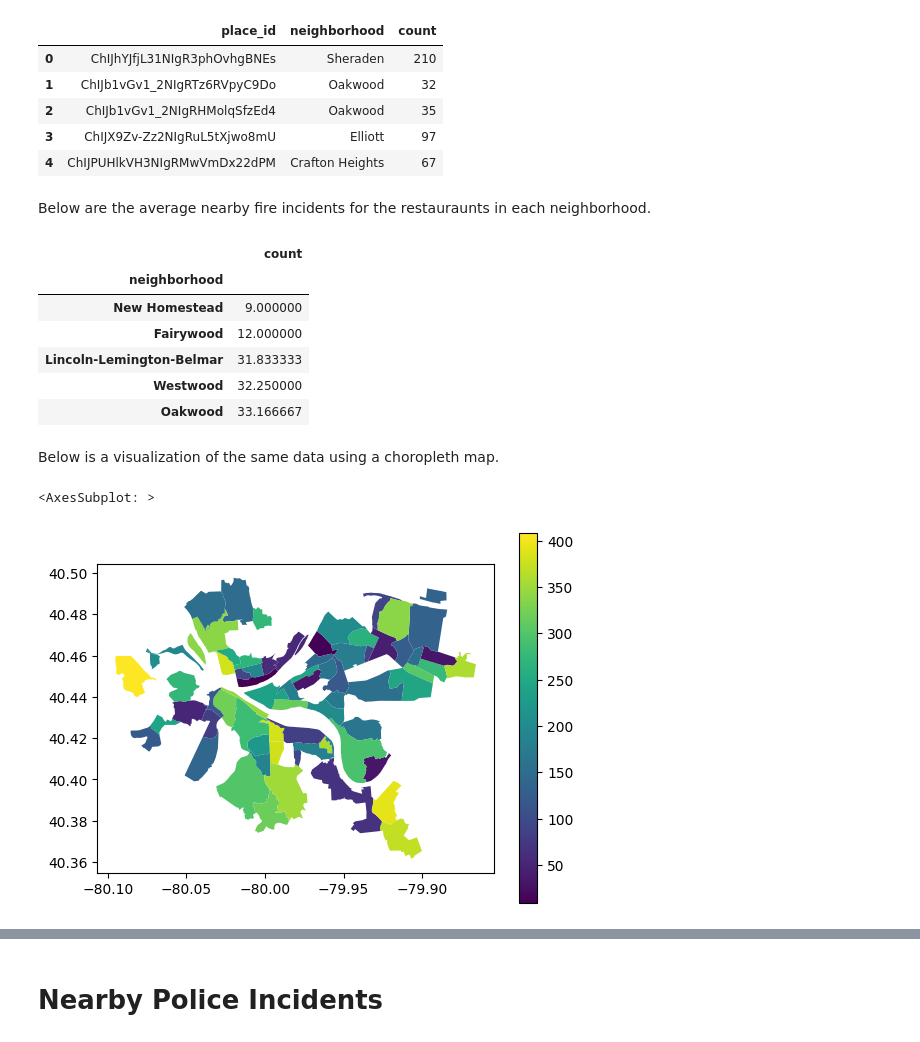
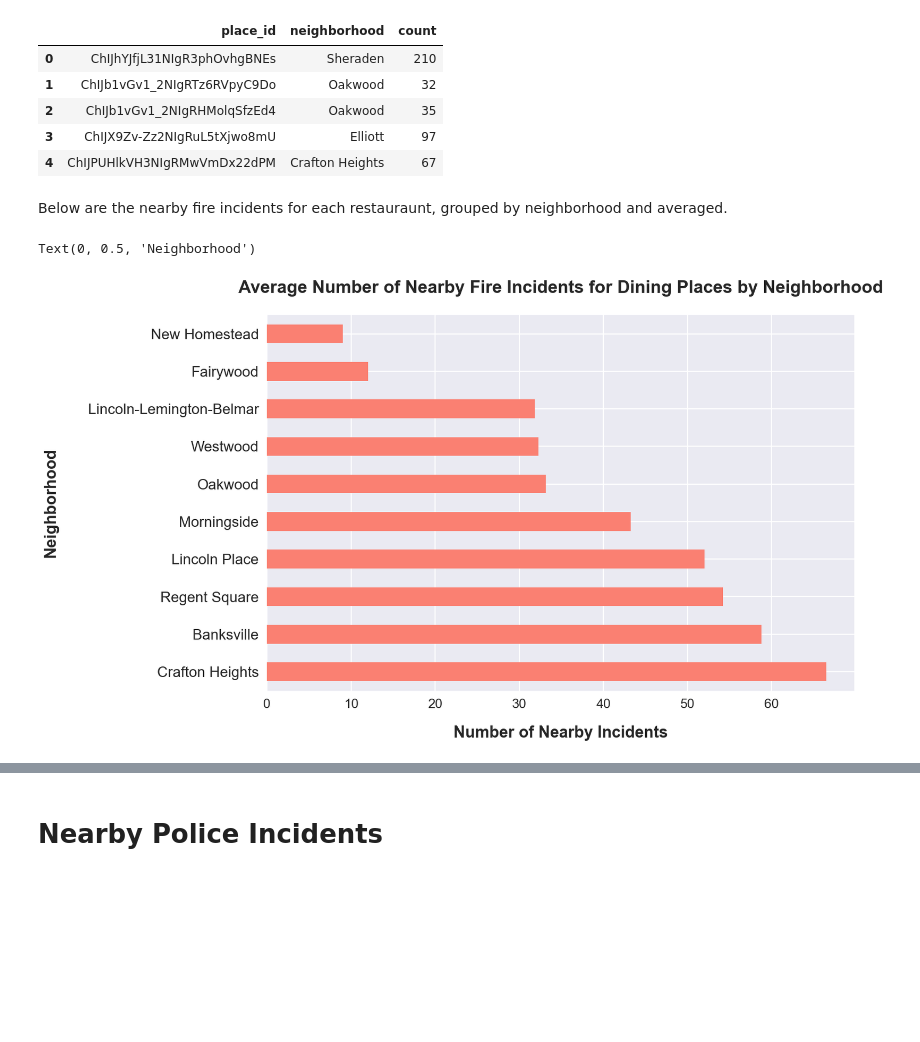
Before and after one commit to Bejofo/CMPINFO_0010_Final_Project, a Jupyter notebook: notebooks/Jason.ipynb, the cells around one changed output, grey strips where cells are left out. Drawn from its saved outputs; the diff is of its cells as text; code cells hidden in the pictures; blank space fills up the shorter version.

```diff
--- a/notebooks/Jason.ipynb
+++ b/notebooks/Jason.ipynb
@@ -395,60 +426,21 @@ fire_incidents.head()
 | 3 | ChIJX9Zv-Zz2NIgRuL5tXjwo8mU | Elliott | 97 |
 | 4 | ChIJPUHlkVH3NIgRMwVmDx22dPM | Crafton Heights | 67 |
 # %% [markdown]
-Below are the average nearby fire incidents for the restauraunts in each neighborhood.
+Below are the nearby fire incidents for each restauraunt, grouped by neighborhood and averaged.
-# %%
-fire_incidents_grouped = fire_incidents.groupby("neighborhood").mean(numeric_only=True).sort_values("count")
-fire_incidents_grouped.head()
-# %% [output]
-|  | count |
-| neighborhood |  |
-| New Homestead | 9.000000 |
-| Fairywood | 12.000000 |
-| Lincoln-Lemington-Belmar | 31.833333 |
-| Westwood | 32.250000 |
-| Oakwood | 33.166667 |
-# %% [markdown]
-Below is a visualization of the same data using a choropleth map.
-# %%
-import json
-import pandas, geopandas
-import matplotlib.pyplot as pyplot
-
-%matplotlib inline
-
-# Load data
-map = geopandas.read_file("../util/Neighborhoods_.geojson")
-
-# Add neighborhood and count column to GeoDataFrame
-neighborhoods = []
-
-# Get all neighborhoods names from geojson file
-with open("../util/Neighborhoods_.geojson", "r") as geojson_data:
-    data = json.load(geojson_data)
-    features = data["features"]
-
-    for feature in features:
-        region_name = feature["properties"]["hood"]
-        neighborhoods.append(region_name)
-
-# Correct name variations
-geojson_alias = {
-    "Downtown": "Central Business District",
-    "Uptown": "Bluff",
-    "Allegheny-West": "Allegheny West",
-    "Lawrenceville": "Upper Lawrenceville"
-}
-
-fire_incidents_corrected = fire_incidents.replace(geojson_alias).groupby("neighborhood").mean(numeric_only=True)
-
-# Combine dataframes
-fire_incidents_append = pandas.DataFrame(neighborhoods, columns=["neighborhood"])
-fire_incidents_append = fire_incidents_append.merge(fire_incidents_corrected, on="neighborhood")
-map["neighborhood"] = fire_incidents_append["neighborhood"]
-map["count"] = fire_incidents_append["count"]
-
-# Display map
-map.plot(column="count", legend=True)
-# %% [output]
-<AxesSubplot: >
-[figure, removed]
+# %%
+from matplotlib import style
+import matplotlib.pyplot as pyplot
+
+style.use("seaborn-v0_8-bright")
+pyplot.rc("axes", titlesize=24, labelsize=22)
+pyplot.rc("xtick", labelsize=18)
+pyplot.rc("ytick", labelsize=20)
+# %%
+fire_incidents_grouped = fire_incidents.groupby("neighborhood").mean(numeric_only=True).sort_values("count", ascending=False)
+fire_incidents_grouped.tail(10).plot.barh(legend=False, color="salmon")
+pyplot.title("Average Number of Nearby Fire Incidents for Dining Places by Neighborhood", pad=30, fontweight="bold")
+pyplot.xlabel("Number of Nearby Incidents", labelpad=20, fontweight="bold")
+pyplot.ylabel("Neighborhood", labelpad=40, fontweight="bold")
+# %% [output]
+Text(0, 0.5, 'Neighborhood')
+[figure, added]
```
Also changed, not shown: parts of 17 cells of this notebook.
